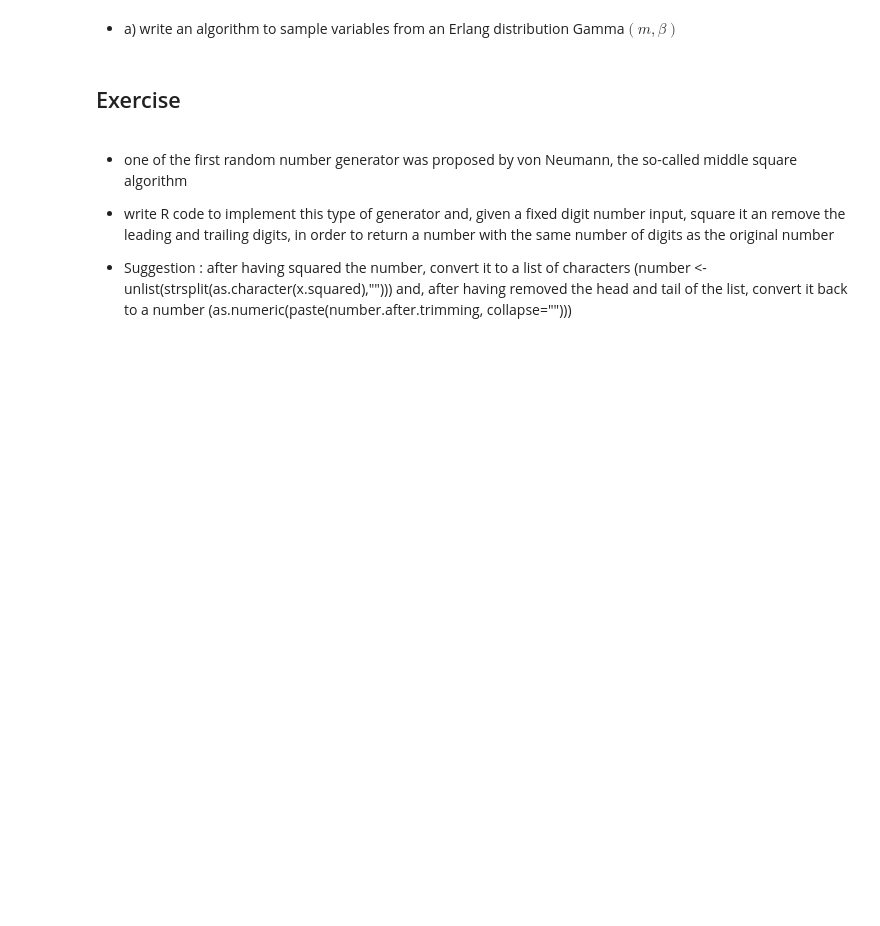
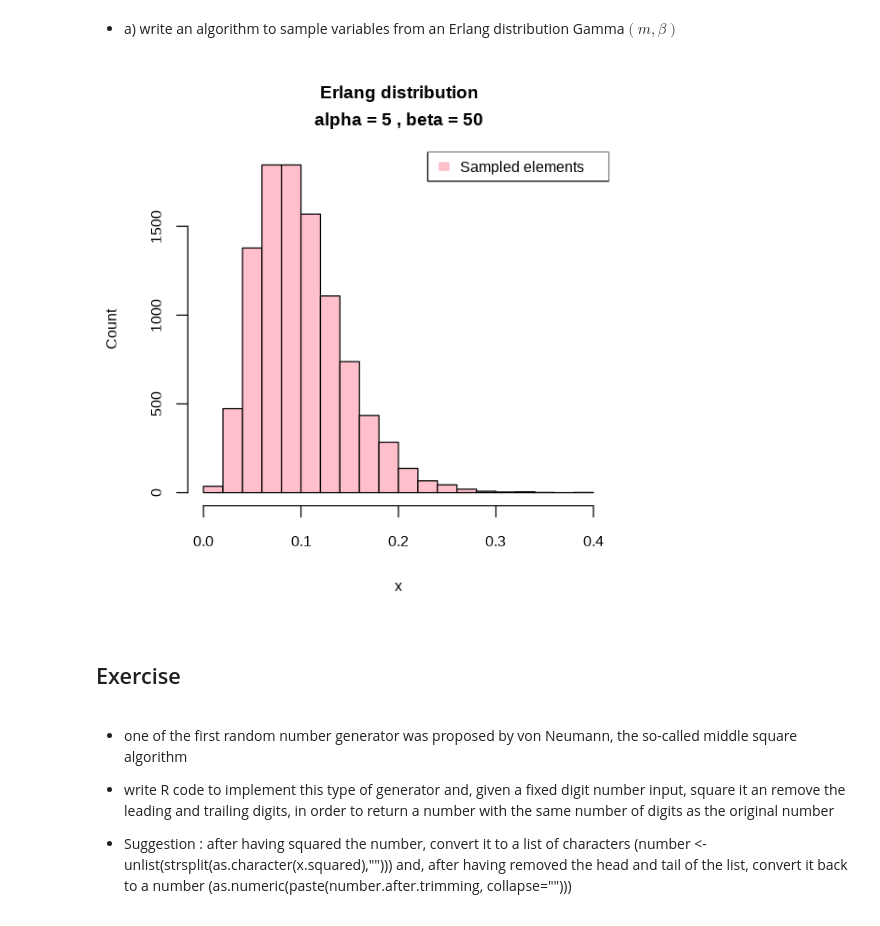
Before and after one commit to hcapettini2/Advanced-Statistics-For-Physical-Analysis, a Jupyter notebook: Lab4/HilarioCapettini_4.ipynb, the cells around one changed output. Drawn from its saved outputs; the diff is of its cells as text; code cells hidden in the pictures; blank space fills up the shorter version.

```diff
--- a/Lab4/HilarioCapettini_4.ipynb
+++ b/Lab4/HilarioCapettini_4.ipynb
@@ -174,2 +188,5 @@ ggplot() +
+# %%
+#We get the random box
+box <- r_box()
 # %% [markdown]
 ### makes random sampling from the box
@@ -176,2 +203,6 @@ ggplot() +
+# %%
+#Now we perform the random sampling
+
+sm <- b_sampling(100,bx)
 # %% [markdown]
 ### prints on the standard output the probability of selecting each box
@@ -193,5 +274,39 @@ $$ Ecuacion$$
 # %% [markdown]
 - a) write an algorithm to sample variables from an Erlang distribution Gamma$(m, \beta)$
+# %%
+# n is the number of elements to be drawn from the erlang distribution
+# m is alpha from the Gamma distribution
+# beta is beta from the Gamma distribution
+rerlang <- function(n,m,beta){
+    sample <-vector(mode="numeric")
+    for (i in 1:n){
+        sample <- append(sample,-sum(log(runif(m)))/beta)
+    }
+    return(sample)
+    }
+# %%
+n <- 10000
+m <- 5
+beta <- 50
+
+samples <- rerlang(n,m,beta)
+
+set_plot_dimensions(5, 5)
+hist(samples, breaks=20, freq=TRUE,
+     col="pink",
+     ylab="Count",
+     xlab="x",
+     main='Erlang distribution \nalpha = 5 , beta = 50')
+
+#curve(dex.1(x, a,b,c),
+#      col="navy", lt=3, lw=3, add=TRUE,)
+
+legend("topright", legend = c("Sampled elements"),
+       density=c(100),
+       fill=c("pink"),
+       border=c("pink"))
+# %% [output]
+[figure, added]
 # %% [markdown]
 ## Exercise
 # %% [markdown]
```
Also changed, not shown: parts of 22 cells of this notebook, 1 other file.
